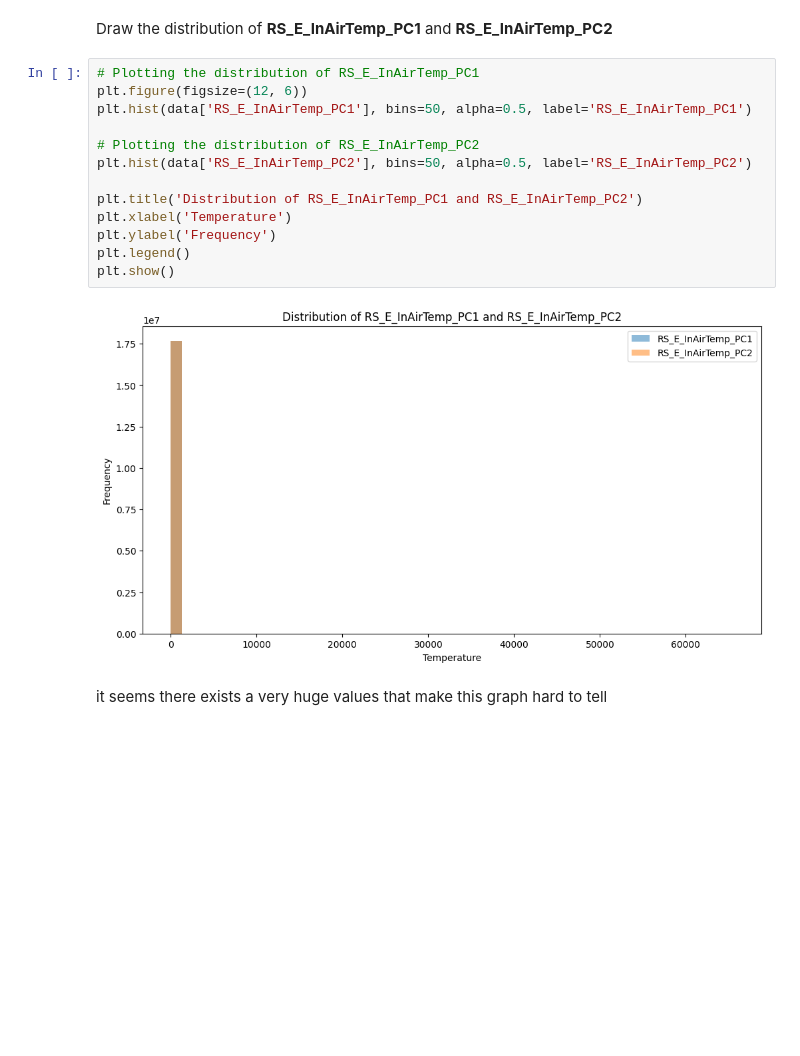
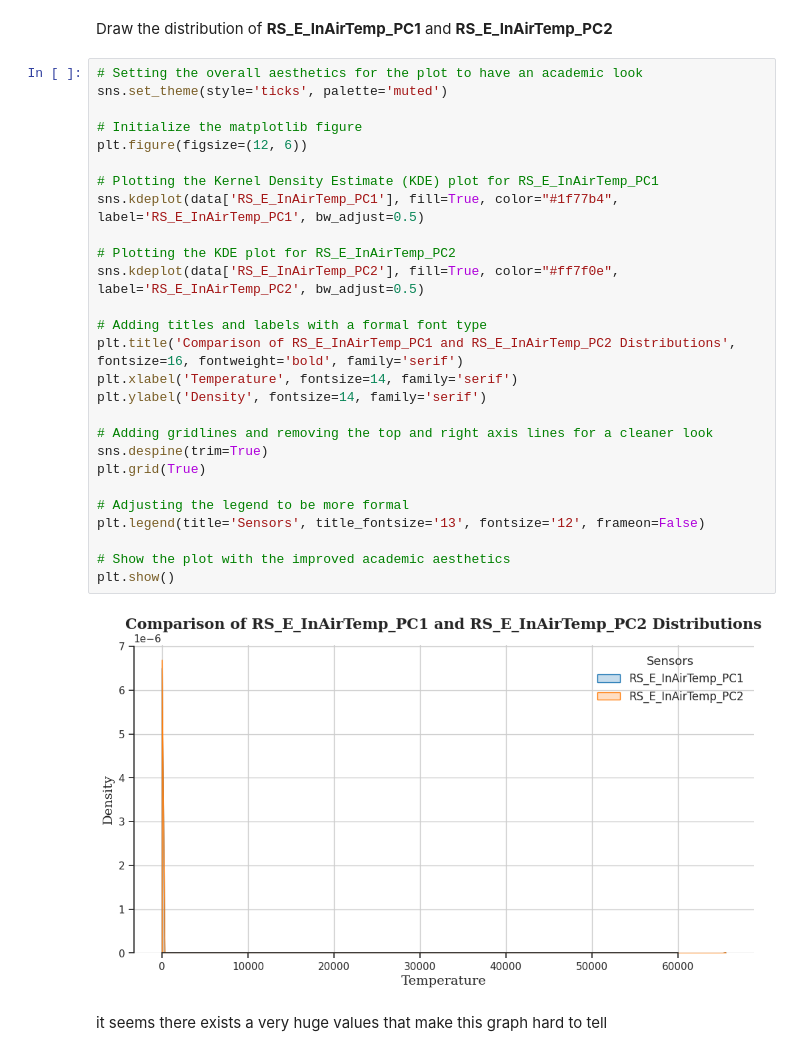
Before and after one commit to yutao-data/Data_Mining_SNCB, a Jupyter notebook: notebooks/sncb-eda-data-clean.ipynb, the cells around one changed output. Cells and saved outputs as stored; diff of their text form; blank space fills up the shorter version.

Commit message:
Kaggle Notebook | SNCB EDA & Data Clean | Improve Distribution Graph

```diff
--- a/notebooks/sncb-eda-data-clean.ipynb
+++ b/notebooks/sncb-eda-data-clean.ipynb
@@ -65,21 +65,35 @@ plt.show()
 [figure]
 # %% [markdown]
 Draw the distribution of **RS_E_InAirTemp_PC1** and **RS_E_InAirTemp_PC2**
-# %%
-# Plotting the distribution of RS_E_InAirTemp_PC1
-plt.figure(figsize=(12, 6))
-plt.hist(data['RS_E_InAirTemp_PC1'], bins=50, alpha=0.5, label='RS_E_InAirTemp_PC1')
-
-# Plotting the distribution of RS_E_InAirTemp_PC2
-plt.hist(data['RS_E_InAirTemp_PC2'], bins=50, alpha=0.5, label='RS_E_InAirTemp_PC2')
-
-plt.title('Distribution of RS_E_InAirTemp_PC1 and RS_E_InAirTemp_PC2')
-plt.xlabel('Temperature')
-plt.ylabel('Frequency')
-plt.legend()
-plt.show()
-# %% [output]
-[figure, removed]
+# %%
+# Setting the overall aesthetics for the plot to have an academic look
+sns.set_theme(style='ticks', palette='muted')
+
+# Initialize the matplotlib figure
+plt.figure(figsize=(12, 6))
+
+# Plotting the Kernel Density Estimate (KDE) plot for RS_E_InAirTemp_PC1
+sns.kdeplot(data['RS_E_InAirTemp_PC1'], fill=True, color="#1f77b4", label='RS_E_InAirTemp_PC1', bw_adjust=0.5)
+
+# Plotting the KDE plot for RS_E_InAirTemp_PC2
+sns.kdeplot(data['RS_E_InAirTemp_PC2'], fill=True, color="#ff7f0e", label='RS_E_InAirTemp_PC2', bw_adjust=0.5)
+
+# Adding titles and labels with a formal font type
+plt.title('Comparison of RS_E_InAirTemp_PC1 and RS_E_InAirTemp_PC2 Distributions', fontsize=16, fontweight='bold', family='serif')
+plt.xlabel('Temperature', fontsize=14, family='serif')
+plt.ylabel('Density', fontsize=14, family='serif')
+
+# Adding gridlines and removing the top and right axis lines for a cleaner look
+sns.despine(trim=True)
+plt.grid(True)
+
+# Adjusting the legend to be more formal
+plt.legend(title='Sensors', title_fontsize='13', fontsize='12', frameon=False)
+
+# Show the plot with the improved academic aesthetics
+plt.show()
+# %% [output]
+[figure, added]
 # %% [markdown]
 it seems there exists a very huge values that make this graph hard to tell
 # %%
```
Also changed, not shown: parts of 14 cells of this notebook.
